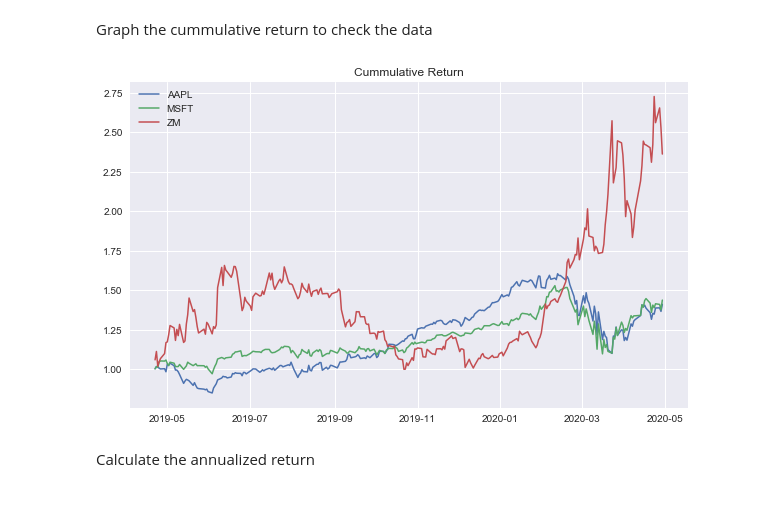
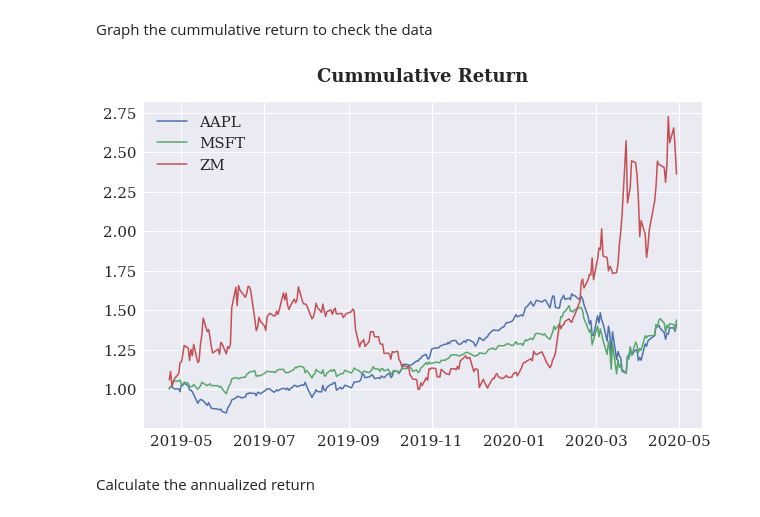
Before and after one commit to mateomarks/Computational-Finance, a Jupyter notebook: Normality Check.ipynb, the cells around one changed output. Saved outputs shown, nothing was run; the diff lists cells and outputs as text; code cells hidden in the pictures.

Commit message:
Chart Format

```diff
--- a/Normality Check.ipynb
+++ b/Normality Check.ipynb
@@ -12,13 +12,14 @@ import pandas as pd
 import numpy as np
 
 import yfinance as yf
-from pylab import plt
+import matplotlib.pyplot as plt
 
 import scipy.stats as scs
 import statsmodels.api as sm
 
 
 plt.style.use('seaborn')
+plt.rcParams['font.family'] = 'serif'
 %matplotlib inline
 # %% [markdown]
 Select the stocks to work
@@ -53,12 +54,16 @@ Graph the cummulative return to check the data
 # %%
 plt.figure(figsize=(10,6))
 plt.plot(returns['AAPL'].cumsum().apply(np.exp), lw=1.5, label='AAPL')
 plt.plot(returns['MSFT'].cumsum().apply(np.exp), lw=1.5, label='MSFT')
 plt.plot(returns['ZM'].cumsum().apply(np.exp), lw=1.5, label='ZM')
-plt.legend(loc=0)
-plt.title('Cummulative Return');
+plt.legend(loc=0,fontsize=15)
+plt.xticks(fontsize=15)
+plt.yticks(fontsize=15)
+plt.title('Cummulative Return',fontsize=18,fontweight="bold", pad=20);
+plt.savefig('cum_ret.png', facecolor='None')
+plt.show();
 # %% [output]
-[figure, old version]
+[figure, new version]
 # %% [markdown]
 Calculate the annualized return
 # %%
```
Also changed, not shown: parts of 2 cells of this notebook, 1 other file.
